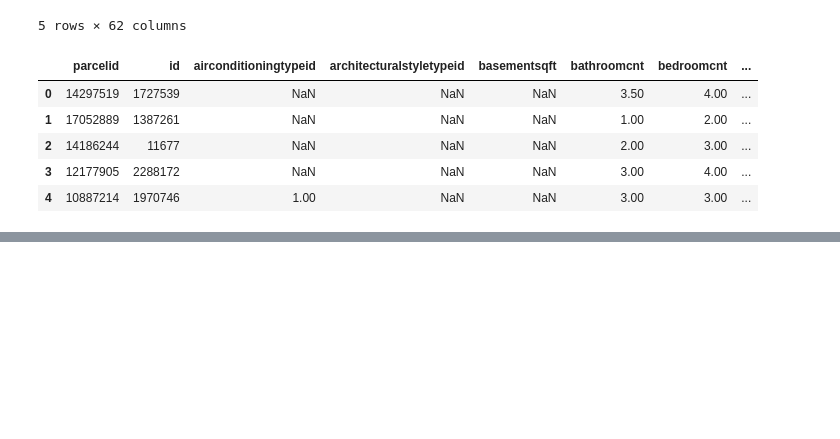
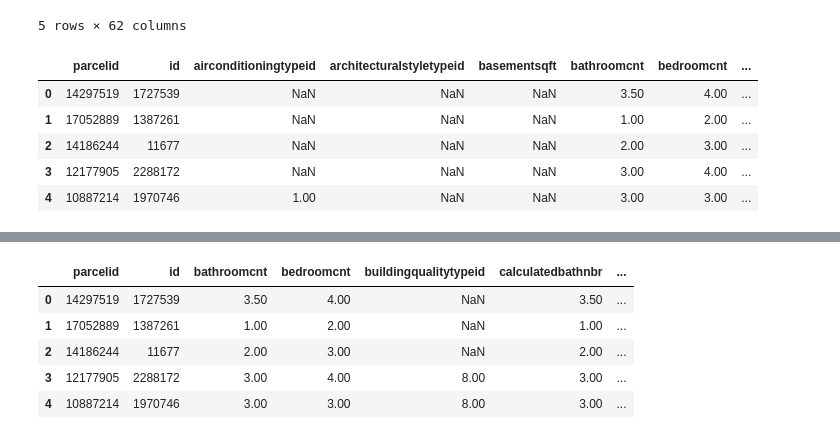
Before and after one commit to lopezelihezer/Clustering_Project, a Jupyter notebook: scratch.ipynb, the cells around one changed output, grey strips where cells are left out. Cells and saved outputs as stored; diff of their text form; code cells hidden in the pictures; blank space fills up the shorter version.

```diff
--- a/scratch.ipynb
+++ b/scratch.ipynb
@@ -79,3 +79,14 @@ def data_prep(df, cols_to_remove=[], prop_required_column=.5, prop_required_row=
     df = remove_columns(df, cols_to_remove)
     df = handle_missing_values(df, prop_required_column, prop_required_row)
     return df
+# %%
+# columns removed for having less than 50% of the values
+df = data_prep(df, cols_to_remove=['airconditioningtypeid','architecturalstyletypeid','basementsqft','buildingclasstypeid','decktypeid','finishedfloor1squarefeet','finishedsquarefeet13','finishedsquarefeet15','finishedsquarefeet50','finishedsquarefeet6','fireplacecnt','garagecarcnt','garagetotalsqft','hashottuborspa','poolcnt','poolsizesum','pooltypeid10','pooltypeid2','pooltypeid7','regionidneighborhood','storytypeid','threequarterbathnbr','typeconstructiontypeid','yardbuildingsqft17','yardbuildingsqft26','numberofstories','fireplaceflag','taxdelinquencyflag','taxdelinquencyyear'], prop_required_column=.5, prop_required_row=.75)
+df.head()
+# %% [output]
+|  | parcelid | id | bathroomcnt | bedroomcnt | buildingqualitytypeid | calculatedbathnbr | ... |
+| 0 | 14297519 | 1727539 | 3.50 | 4.00 | NaN | 3.50 | ... |
+| 1 | 17052889 | 1387261 | 1.00 | 2.00 | NaN | 1.00 | ... |
+| 2 | 14186244 | 11677 | 2.00 | 3.00 | NaN | 2.00 | ... |
+| 3 | 12177905 | 2288172 | 3.00 | 4.00 | 8.00 | 3.00 | ... |
+| 4 | 10887214 | 1970746 | 3.00 | 3.00 | 8.00 | 3.00 | ... |
```
Also changed, not shown: parts of 21 cells of this notebook.
